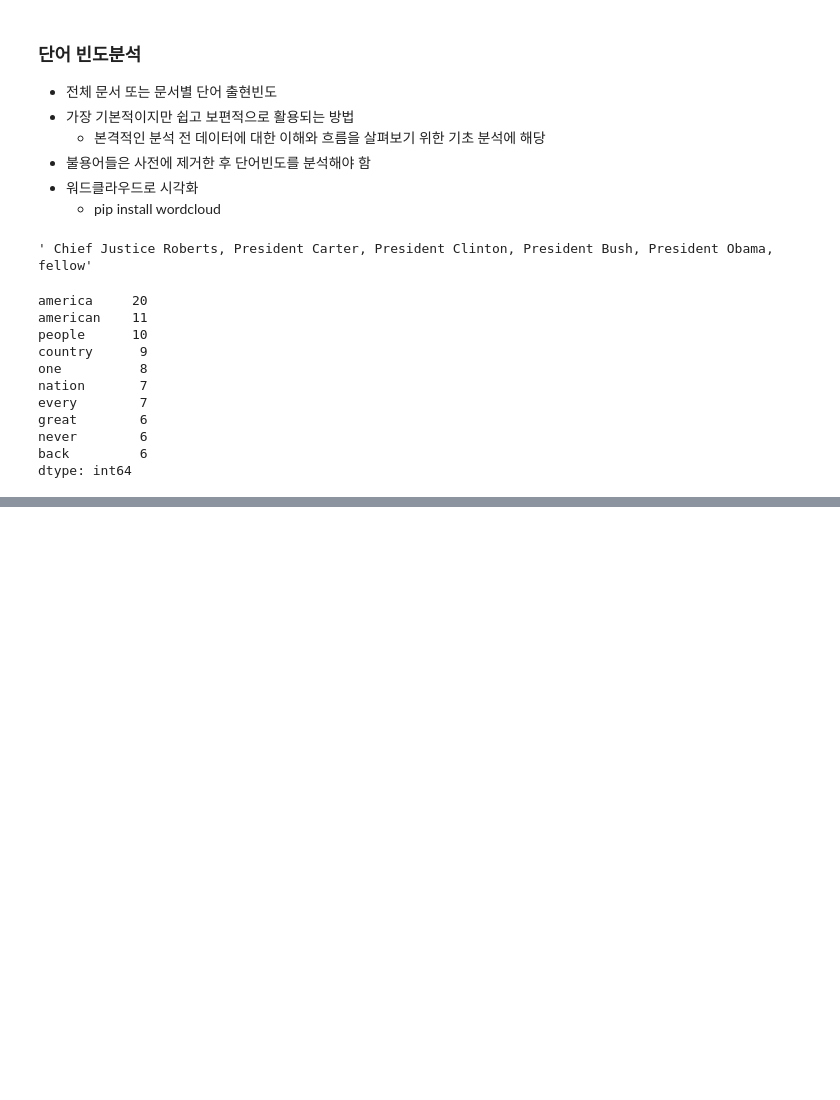
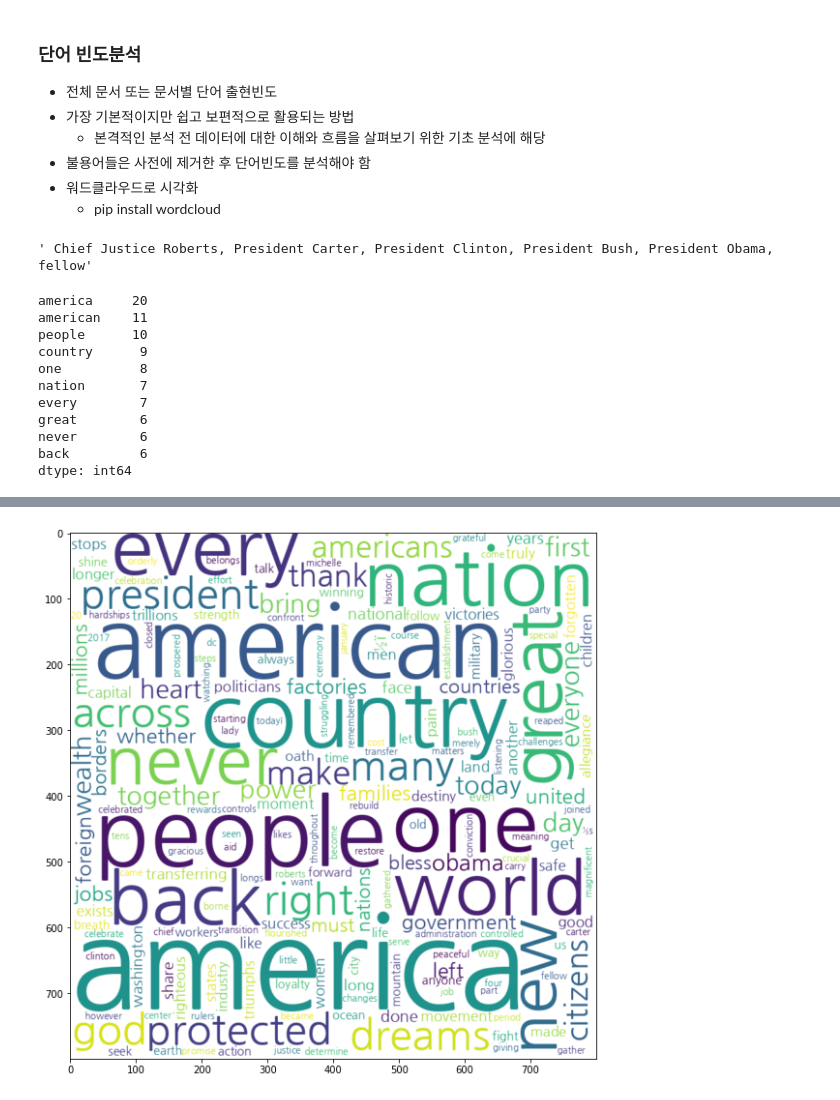
Before and after one commit to subin-park46/social, a Jupyter notebook: textmining/4-단어 빈도분석.ipynb, the cells around one changed output, grey strips where cells are left out. Saved outputs shown, nothing was run; the diff lists cells and outputs as text; code cells hidden in the pictures; blank space fills up the shorter version.

Commit message:
social 추가

```diff
--- a/textmining/4-단어 빈도분석.ipynb
+++ b/textmining/4-단어 빈도분석.ipynb
@@ -15,7 +15,7 @@ from nltk.tokenize import RegexpTokenizer
 from nltk.corpus import stopwords
 # %%
 # 인코딩 타입은 file -i filename 으로 알 수 있음
-f = open("트럼프취임연설문.txt", 'r', encoding='iso-8859-1')
+f = open("/home/ubuntu/work/social/data/트럼프취임연설문.txt", 'r', encoding='iso-8859-1')
 lines = f.readlines()[0]
 f.close()
 # %%
@@ -57,0 +101,32 @@ else:
+# %%
+# 우분투 리눅스의 경우 다음 명령을 실행하여 한글 폰트를 설치함.
+# sudo apt install fonts-nanum fonts-nanum-coding fonts-nanum-extra
+
+from wordcloud import WordCloud
+from collections import Counter
+
+# 폰트 경로 설정
+#font_path = 'C:/Windows/Fonts/malgun.ttf'
+font_path = '/usr/share/fonts/truetype/nanum/NanumGothic.ttf'
+
+wordcloud = WordCloud(
+    font_path = font_path,
+    width=800,
+    height=800,
+    background_color="white"
+)
+# %%
+count = Counter(stopped_tokens2)
+wordcloud = wordcloud.generate_from_frequencies(count)
+# %%
+array = wordcloud.to_array()
+# %%
+%matplotlib inline
+import matplotlib.pyplot as plt
+
+fig = plt.figure(figsize=(10, 10))
+plt.imshow(array, interpolation="bilinear")
+plt.show()
+fig.savefig('wordcloud.png')
+# %% [output]
+[figure, added]
```
Also changed, not shown: parts of 4 cells of this notebook, 5 other files.
